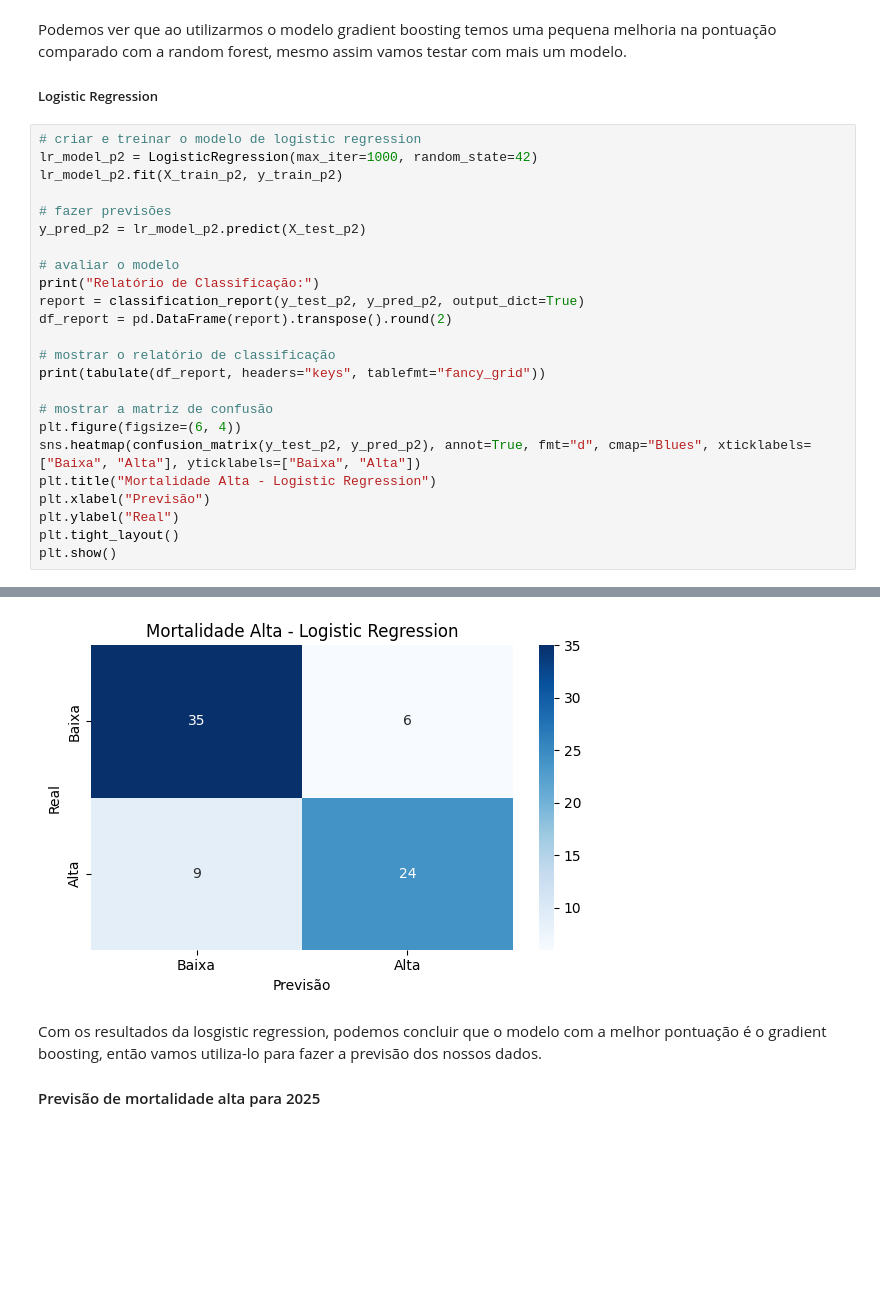
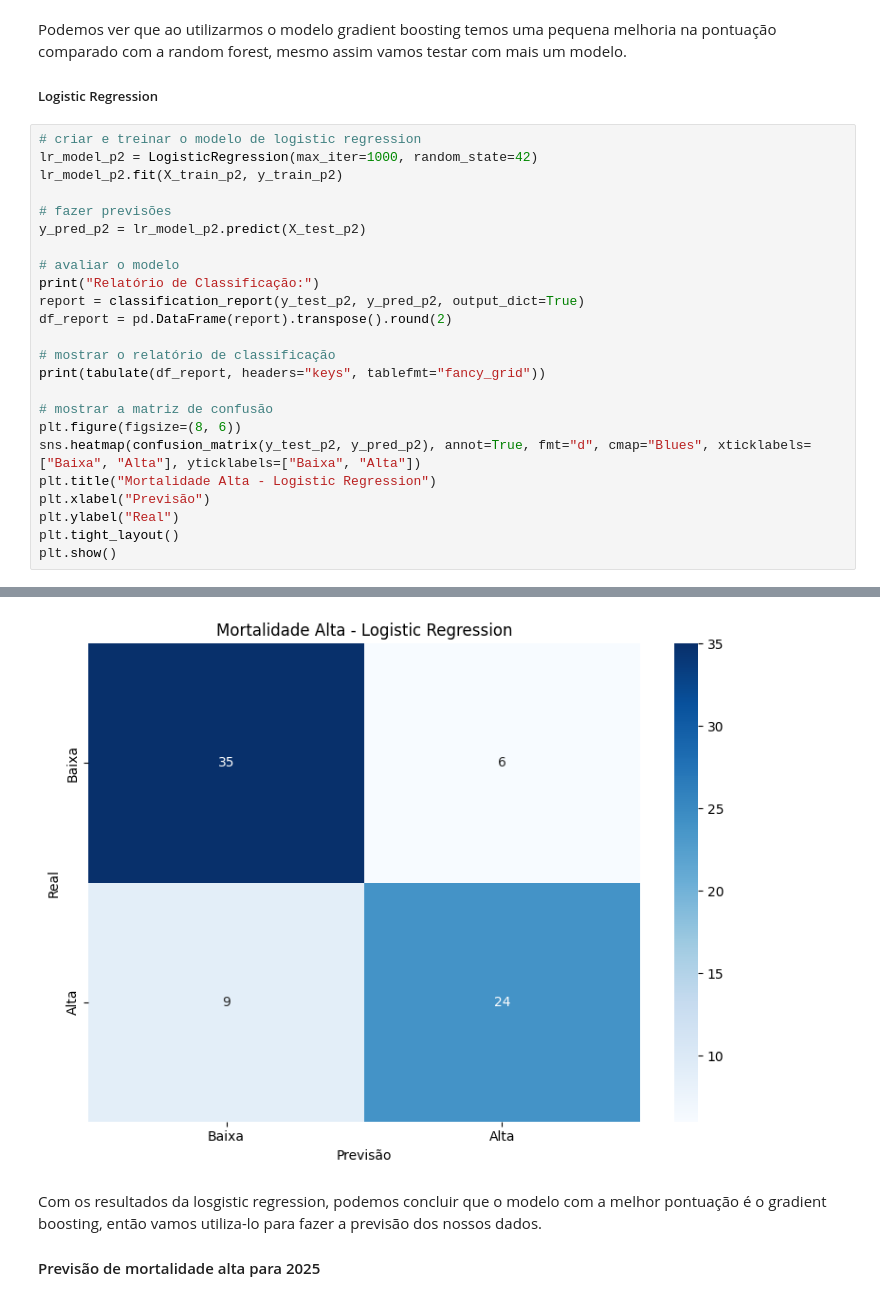
Before and after one commit to He1senb0rg/Projeto-PCD, a Jupyter notebook: projeto.ipynb, the cells around one changed output, grey strips where cells are left out. Drawn from its saved outputs; the diff is of its cells as text; blank space fills up the shorter version.

```diff
--- a/projeto.ipynb
+++ b/projeto.ipynb
@@ -642,35 +642,35 @@ y_pred_p2 = lr_model_p2.predict(X_test_p2)
 # avaliar o modelo
 print("Relatório de Classificação:")
 report = classification_report(y_test_p2, y_pred_p2, output_dict=True)
 df_report = pd.DataFrame(report).transpose().round(2)
 
 # mostrar o relatório de classificação
 print(tabulate(df_report, headers="keys", tablefmt="fancy_grid"))
 
 # mostrar a matriz de confusão
-plt.figure(figsize=(6, 4))
+plt.figure(figsize=(8, 6))
 sns.heatmap(confusion_matrix(y_test_p2, y_pred_p2), annot=True, fmt="d", cmap="Blues", xticklabels=["Baixa", "Alta"], yticklabels=["Baixa", "Alta"])
 plt.title("Mortalidade Alta - Logistic Regression")
 plt.xlabel("Previsão")
 plt.ylabel("Real")
 plt.tight_layout()
 plt.show()
 # %% [output]
 Relatório de Classificação:
 ╒══════════════╤═════════════╤══════════╤════════════╤═══════════╕
 │              │   precision │   recall │   f1-score │   support │
 ╞══════════════╪═════════════╪══════════╪════════════╪═══════════╡
 │ 0            │         0.8 │     0.85 │       0.82 │      41   │
 ├──────────────┼─────────────┼──────────┼────────────┼───────────┤
 │ 1            │         0.8 │     0.73 │       0.76 │      33   │
 ├──────────────┼─────────────┼──────────┼────────────┼───────────┤
 │ accuracy     │         0.8 │     0.8  │       0.8  │       0.8 │
 ├──────────────┼─────────────┼──────────┼────────────┼───────────┤
 │ macro avg    │         0.8 │     0.79 │       0.79 │      74   │
 ├──────────────┼─────────────┼──────────┼────────────┼───────────┤
 │ weighted avg │         0.8 │     0.8  │       0.8  │      74   │
 ╘══════════════╧═════════════╧══════════╧════════════╧═══════════╛
-[figure, old version]
+[figure, new version]
 # %% [markdown]
 Com os resultados da losgistic regression, podemos concluir que o modelo com a melhor pontuação é o gradient boosting, então vamos utiliza-lo para fazer a previsão dos nossos dados.
 #### Previsão de mortalidade alta para 2025
```
Also changed, not shown: parts of 3 cells of this notebook.
